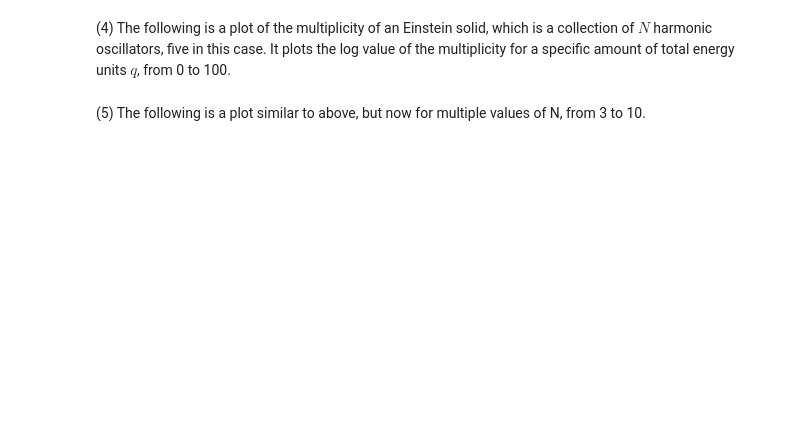
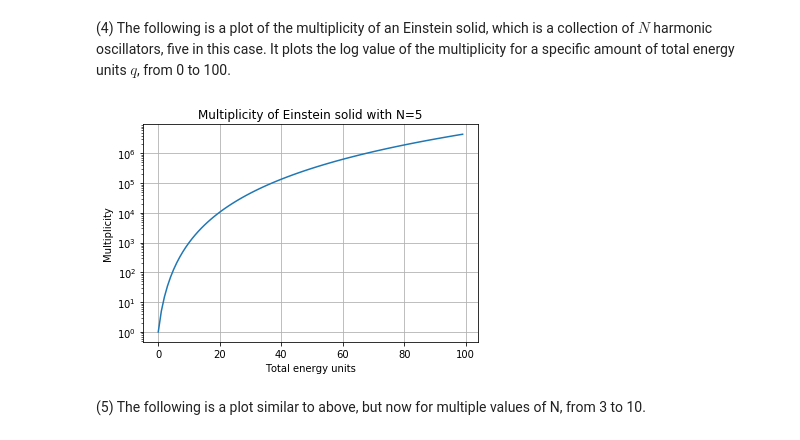
Before and after one commit to tmtenbrink/statfys, a Jupyter notebook: sf1.ipynb, the cells around one changed output. Drawn from its saved outputs; the diff is of its cells as text; code cells hidden in the pictures; blank space fills up the shorter version.

```diff
--- a/sf1.ipynb
+++ b/sf1.ipynb
@@ -5,22 +5,32 @@ from 0 to 100.
 # %%
 import matplotlib.pyplot as plt
 import numpy as np
 from scipy import special as scisp
 
 N = 5
 
 def plot_multiplicity(N, q_range=100):
     q = np.arange(0, q_range, 1)
 
     multiplicity = scisp.comb(N+q-1,q)
+    label_string = "N=" + str(N)
+    plt.semilogy(q, multiplicity, label=label_string)
 
-    plt.semilogy(q, multiplicity)
-    plt.title("Multiplicity of Einstein solid with N=" + str(N))
-    plt.ylabel("Multiplicity")
-    plt.xlabel("Total energy units")
-    plt.grid()
+def multiplicity_plot_show(title, x_label, y_label="Multiplicity", grid=True, legend=False):
+    plt.title(title)
+    plt.xlabel(x_label)
+    plt.ylabel(y_label)
+    if grid:
+        plt.grid()
+    if legend:
+        plt.legend()
     plt.show()
 
 plot_multiplicity(N)
+title = "Multiplicity of Einstein solid with N=" + str(N)
+x_label = "Total energy units"
+multiplicity_plot_show(title, x_label)
+# %% [output]
+[figure, added]
 # %% [markdown]
 (5) The following is a plot similar to above, but now for multiple values of N, from 3 to 10.
```
Also changed, not shown: parts of 6 cells of this notebook, 2 other files.
